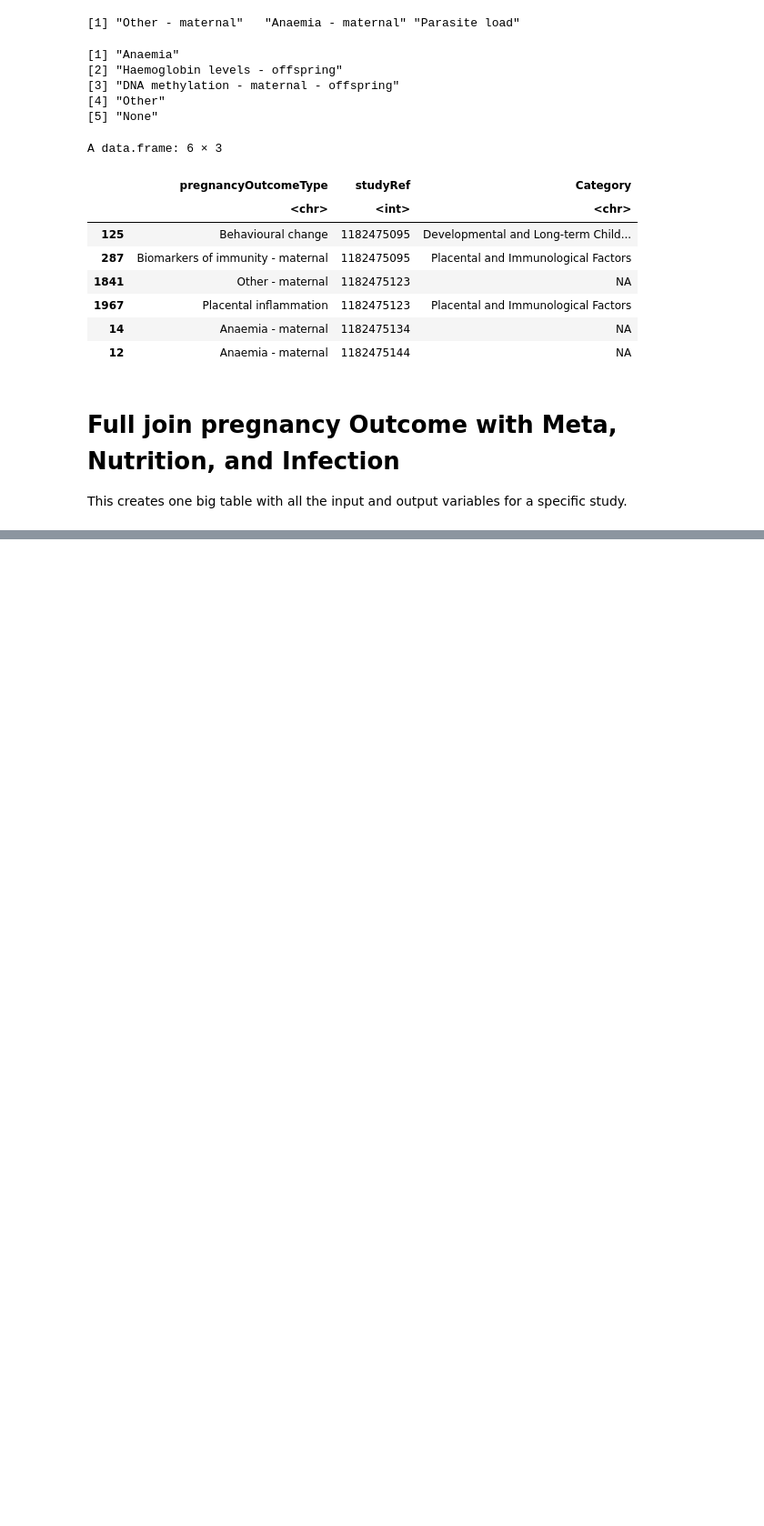
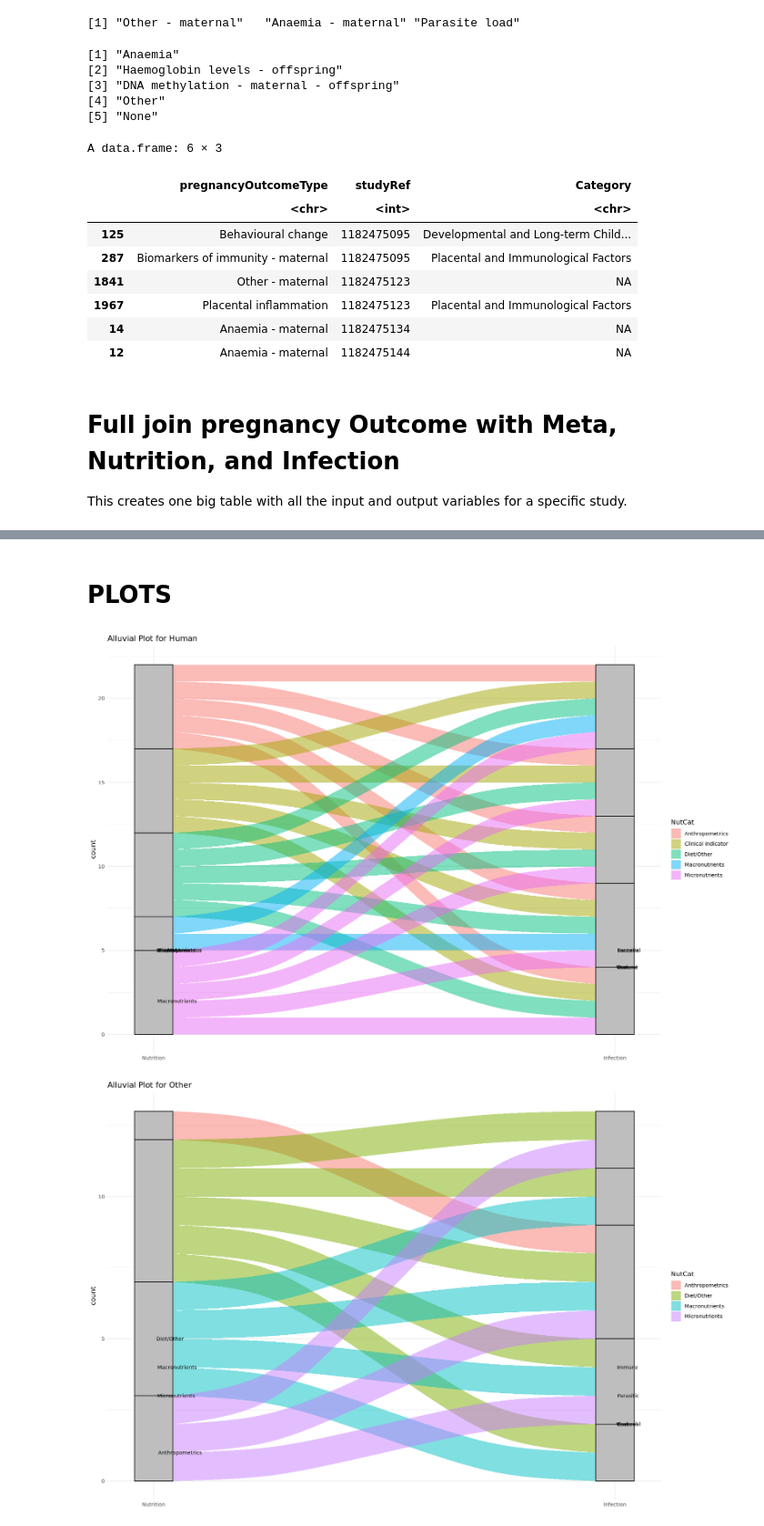
Before and after one commit to alexjvr1/EVE_lab_public, a Jupyter notebook: scoping_review_figs.ipynb, the cells around one changed output, grey strips where cells are left out. Shown at 91% size. Cells and saved outputs as stored; diff of their text form; code cells hidden in the pictures; blank space fills up the shorter version.

Commit message:
first alluvial plots

```diff
--- a/scoping_review_figs.ipynb
+++ b/scoping_review_figs.ipynb
@@ -413,7 +413,10 @@ dfs_list <- list(datMeta, datNutType_long, datInfType_long, datPregType_long)
 # Full join all data frames by "studyRef"
 
 datMetaNutInfPreg <- Reduce(function(x,y) full_join(x,y, by = "studyRef"), dfs_list)
-datMetaNutInfPreg <- rename(datMetaNutInfPreg, "NutCat", "Category.y" = "PregCat")
+datMetaNutInfPreg <- rename(datMetaNutInfPreg, "NutCat" = "Category.x", "PregCat" = "Category.y")
+
+#Create a speciesCat column
+datMetaNutInfPreg <- datMetaNutInfPreg %>% mutate(speciesCat = ifelse(species == "Human", "Human", "Other"))
 
 
 head(datMetaNutInfPreg)
@@ -424,0 +435,40 @@ ERROR: Error in `rename()`:
+# %% [markdown]
+# PLOTS
+# %%
+# Load required packages
+library(ggplot2)
+library(ggalluvial)
+library(dplyr)
+
+# Filter for studyScore == "I"
+df_filtered <- datMetaNutInfPreg %>% filter(studyScore == "I")
+
+# Function to plot alluvial diagram
+plot_alluvial <- function(data, title) {
+# Aggregate data to count flows
+    flow_data <- data %>%
+    count(NutCat, InfCat)
+
+    ggplot(flow_data,
+         aes(axis1 = NutCat, axis2 = InfCat, y = n)) +
+    geom_alluvium(aes(fill = NutCat), width = 1/12) +
+    geom_stratum(width = 1/12, fill = "grey", color = "black") +
+    geom_text(stat = "stratum", aes(label = after_stat(stratum)), size = 3, hjust = -0.1) +
+    scale_x_discrete(limits = c("Nutrition", "Infection"), expand = c(.05, .05)) +
+    ggtitle(title) +
+    theme_minimal()
+}
+
+#set the default width of figures in notebook
+
+options(repr.plot.width = 15, repr.plot.height = 10)
+
+
+# Plot for Human
+plot_alluvial(df_filtered %>% filter(speciesCat == "Human"), "Alluvial Plot for Human")
+
+# Plot for Other
+plot_alluvial(df_filtered %>% filter(speciesCat == "Other"), "Alluvial Plot for Other")
+# %% [output]
+[figure, added]
+[figure, added]
```
Also changed, not shown: parts of 1 cell of this notebook.
